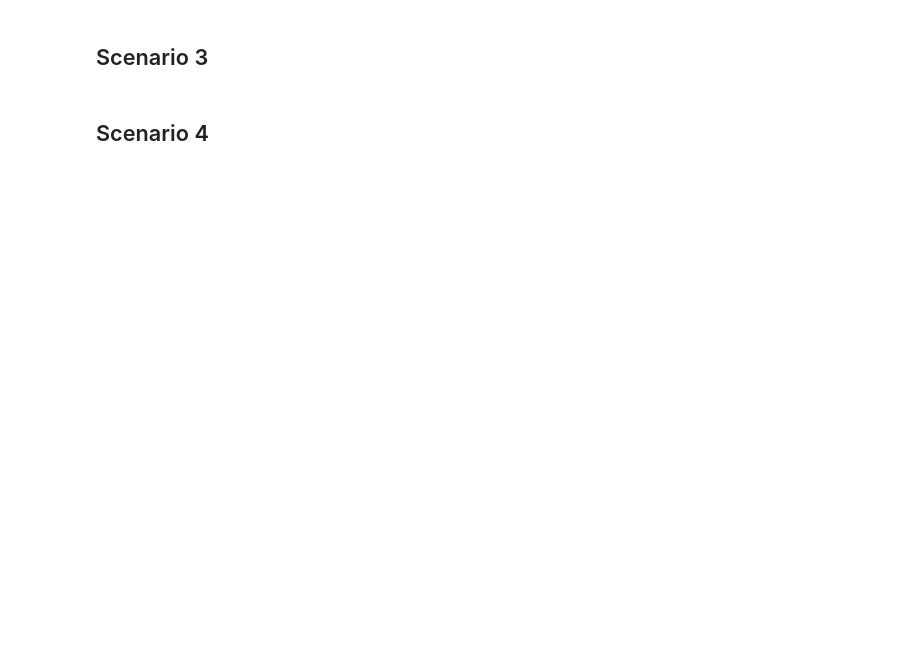
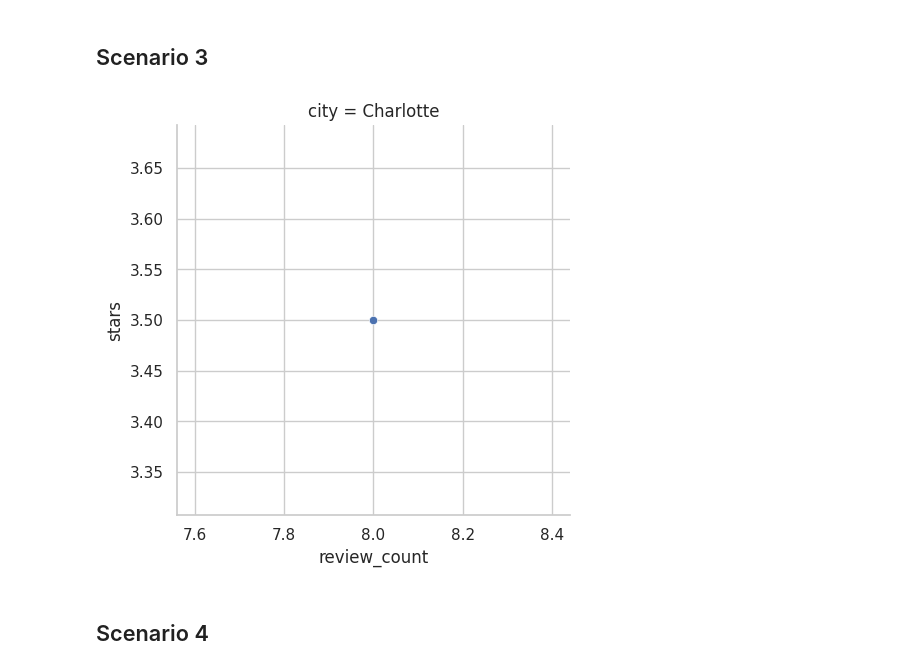
Before and after one commit to sohrab-gh/st, a Jupyter notebook: SpecialTopic_HM01.ipynb, the cells around one changed output. Cells and saved outputs as stored; diff of their text form; code cells hidden in the pictures; blank space fills up the shorter version.

```diff
--- a/SpecialTopic_HM01.ipynb
+++ b/SpecialTopic_HM01.ipynb
@@ -49,9 +74,8 @@ plt.show()
 # %% [markdown]
 ## Scenario 3
 # %%
-# Scenario 3 — Rel Plot
-cities = business[business['city'].isin(['Phoenix','Charlotte'])]
-sns.relplot(data=cities, x='review_count', y='stars', col='city', kind='scatter')
-plt.show()
+cities=df_business[df_business['city'].isin(['Phoenix','Charlotte'])]; sns.relplot(data=cities,x='review_count',y='stars',col='city',kind='scatter'); plt.show()
+# %% [output]
+[figure, added]
 # %% [markdown]
 ## Scenario 4
```
Also changed, not shown: parts of 20 cells of this notebook.
